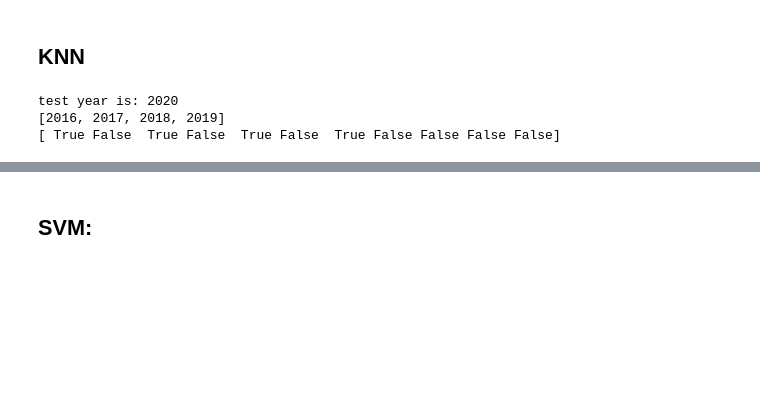
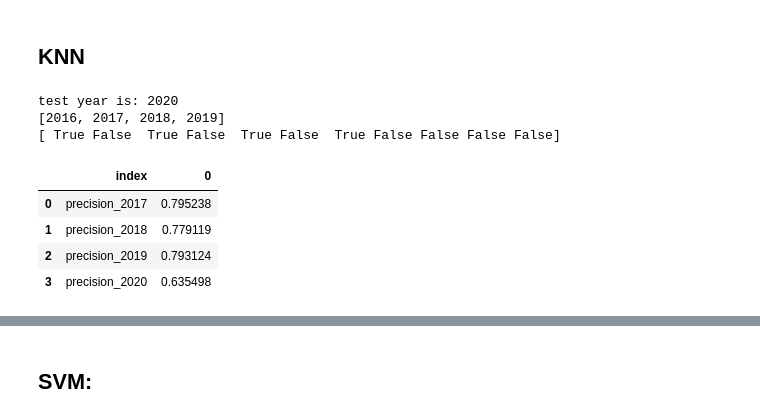
Before and after one commit to Deckart2/capp_30254_crime_forcasting, a Jupyter notebook: scripts/Final Models.ipynb, the cells around one changed output, grey strips where cells are left out. Drawn from its saved outputs; the diff is of its cells as text; code cells hidden in the pictures; blank space fills up the shorter version.

```diff
--- a/scripts/Final Models.ipynb
+++ b/scripts/Final Models.ipynb
@@ -117,3 +122,14 @@ results_knn = compute_scores_final_data(grid_knn, KNeighborsClassifier(),
 test year is: 2020
 [2016, 2017, 2018, 2019]
 [ True False  True False  True False  True False False False False]
+# %%
+results_knn_to_plot = results_knn[["precision_2017", "precision_2018", "precision_2019", "precision_2020"]]
+
+r = results_knn_to_plot.transpose().reset_index()
+r
+# %% [output]
+|  | index | 0 |
+| 0 | precision_2017 | 0.795238 |
+| 1 | precision_2018 | 0.779119 |
+| 2 | precision_2019 | 0.793124 |
+| 3 | precision_2020 | 0.635498 |
```
Also changed, not shown: parts of 2 cells of this notebook, 2 other files.
